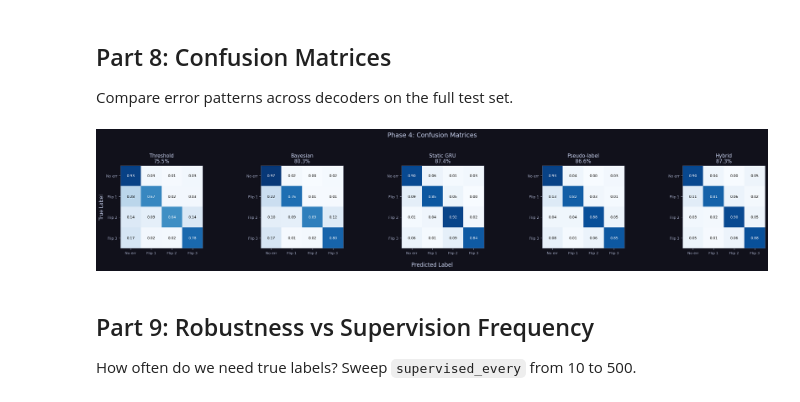
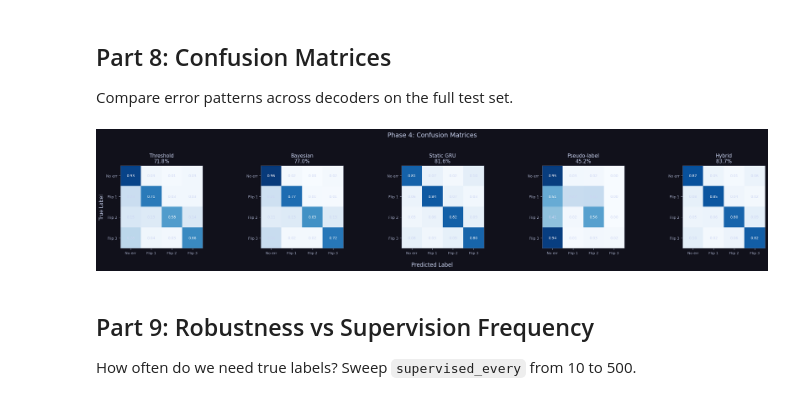
Before and after one commit to pkarakala/cqec-ml-decoder, a Jupyter notebook: notebooks/04_phase4_adaptive_decoding.ipynb, the cells around one changed output. Drawn from its saved outputs; the diff is of its cells as text; code cells hidden in the pictures.

```diff
--- a/notebooks/04_phase4_adaptive_decoding.ipynb
+++ b/notebooks/04_phase4_adaptive_decoding.ipynb
@@ -126,8 +116,8 @@ Generate trajectories with parameters that drift over time.
 Using 200 trajectories with T=1000 for better statistics.
 # %%
 # Dataset parameters
-N_TRAJECTORIES = 60
-T = 800
+N_TRAJECTORIES = 200
+T = 1000
 WINDOW_SIZE = 20
 P_FLIP = 0.02
 
@@ -207,7 +197,7 @@ print(f"  Val:   {len(X_val_split):,} windows")
 result_static = train_gru(
     X_train_split, y_train_split,
     X_val_split, y_val_split,
-    epochs=25,
+    epochs=50,
     batch_size=256,
     lr=0.001,
     hidden_size=64,
@@ -238,19 +231,19 @@ Same architecture, same training. The adaptation parameters only affect inferenc
 print(f"Training adaptive GRU...")
 print(f"  Same architecture as static GRU")
 print(f"  Adaptation parameters:")
-print(f"    adapt_lr = 0.001")
-print(f"    ema_decay = 0.7")
+print(f"    adapt_lr = 0.005")
+print(f"    ema_decay = 0.5")
 print(f"    confidence_threshold = 0.8")
 
 result_adaptive = train_adaptive_gru(
     X_train_split, y_train_split,
     X_val_split, y_val_split,
-    epochs=25,
+    epochs=50,
     batch_size=256,
     lr=0.001,
     hidden_size=64,
-    adapt_lr=0.001,
-    ema_decay=0.7,
+    adapt_lr=0.005,
+    ema_decay=0.5,
     confidence_threshold=0.8,
     seed=42
 )
@@ -663,60 +550,43 @@ plt.show()
 
 Compare error patterns across decoders on the full test set.
 # %%
-import numpy as np
-import matplotlib.pyplot as plt
-import os
-
 fig, axes = plt.subplots(1, 5, figsize=(22, 4))
 
 all_preds = {
     'Threshold': threshold_preds,
     'Bayesian': bayesian_preds,
     'Static GRU': static_preds,
     'Pseudo-label': pseudo_preds,
     'Hybrid': hybrid_preds
 }
 
 class_labels = ['No err', 'Flip 1', 'Flip 2', 'Flip 3']
-K = 4  # num classes
-
-def cm_numpy(y_true, y_pred, K=4):
-    y_true = np.asarray(y_true).astype(int)
-    y_pred = np.asarray(y_pred).astype(int)
-    cm = np.zeros((K, K), dtype=np.int64)
-    for t, p in zip(y_true, y_pred):
-        if 0 <= t < K and 0 <= p < K:
-            cm[t, p] += 1
-    return cm
 
 for ax, (name, preds) in zip(axes, all_preds.items()):
-    cm = cm_numpy(y_test, preds, K=K)
-
-    # row-normalize safely
-    row_sums = cm.sum(axis=1, keepdims=True)
-    cm_norm = np.divide(cm, row_sums, out=np.zeros_like(cm, dtype=float), where=row_sums != 0)
+    cm = confusion_matrix(y_test, preds)
+    cm_norm = cm / cm.sum(axis=1, keepdims=True)
 
     im = ax.imshow(cm_norm, vmin=0, vmax=1, cmap='Blues')
-    ax.set_xticks(range(K))
-    ax.set_yticks(range(K))
+    ax.set_xticks(range(4))
+    ax.set_yticks(range(4))
     ax.set_xticklabels(class_labels, fontsize=8)
     ax.set_yticklabels(class_labels, fontsize=8)
     ax.set_title(f'{name}\n{accuracy(y_test, preds):.1%}', fontsize=11)
 
-    for i in range(K):
-        for j in range(K):
-            color = 'white' if cm_norm[i, j] > 0.5 else 'black'
-            ax.text(j, i, f'{cm_norm[i, j]:.2f}', ha='center', va='center',
+    for i in range(4):
+        for j in range(4):
+            color = 'white' if cm_norm[i, j] > 0.5 else '#cdd6f4'
+            ax.text(j, i, f'{cm_norm[i,j]:.2f}', ha='center', va='center',
                     fontsize=8, color=color)
 
 axes[0].set_ylabel('True Label')
 fig.supxlabel('Predicted Label', fontsize=12)
 plt.suptitle('Phase 4: Confusion Matrices', fontsize=14, y=1.05)
 plt.tight_layout()
 plt.savefig(os.path.join(FIGURES_DIR, "phase4_confusion_matrices.png"), dpi=150, bbox_inches="tight")
 plt.show()
 # %% [output]
-[figure, old version]
+[figure, new version]
 # %% [markdown]
 ## Part 9: Robustness vs Supervision Frequency
 
```
Also changed, not shown: parts of 13 cells of this notebook, 20 other files.
